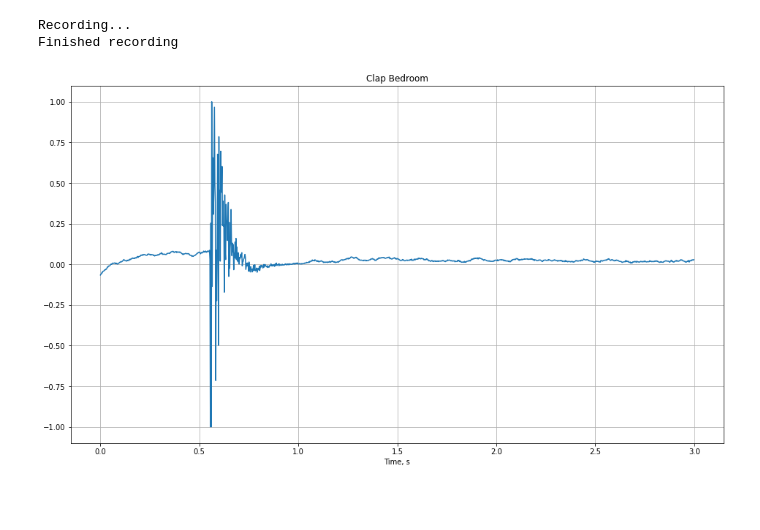
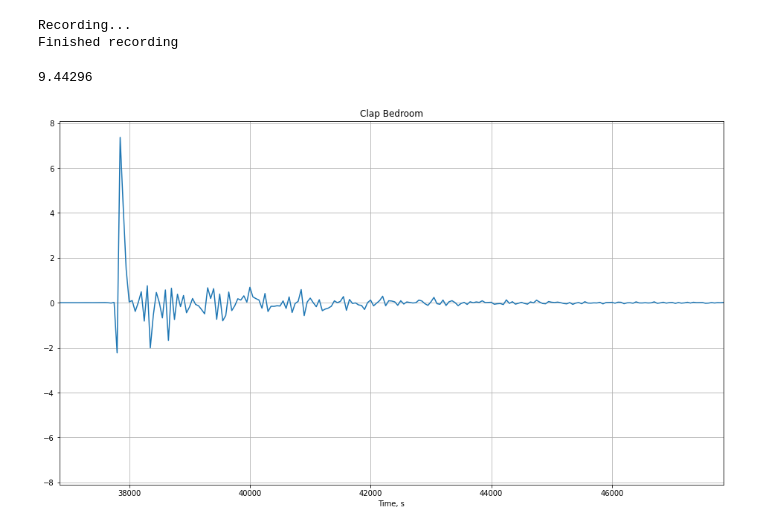
Before and after one commit to adamg-97/GF3-audio-modem, a Jupyter notebook: clapping_test.ipynb, the cells around one changed output. Drawn from its saved outputs; the diff is of its cells as text; code cells hidden in the pictures; blank space fills up the shorter version.

```diff
--- a/clapping_test.ipynb
+++ b/clapping_test.ipynb
@@ -13,22 +13,27 @@ Recording...
 Finished recording
 # %%
 sd.play(clap)
+time = np.linspace(0,T*fs, T * fs)
 
-time = np.linspace(0,T, T * fs)
+x= time[::50]
+y= clap[::50]
+
 y_max_index= np.where(clap == np.amax(clap))[0]
+print(np.amax(clap))
 
 max_x= time[y_max_index]
 
-x= time[::100]
-y= clap[::100]
+
 
 plt.figure(1)
 plt.title("Clap Bedroom")
 plt.xlabel('Time, s')
 plt.plot(x, y)
+plt.xlim(max_x-1000,max_x+10000)
 plt.ylim(-np.amax(y)*1.1, np.amax(y)*1.1)
 plt.grid()
 plt.savefig('plots/claps/bedroom.jpeg')
 plt.show()
 # %% [output]
+9.44296
-[figure, old version]
+[figure, new version]
```
